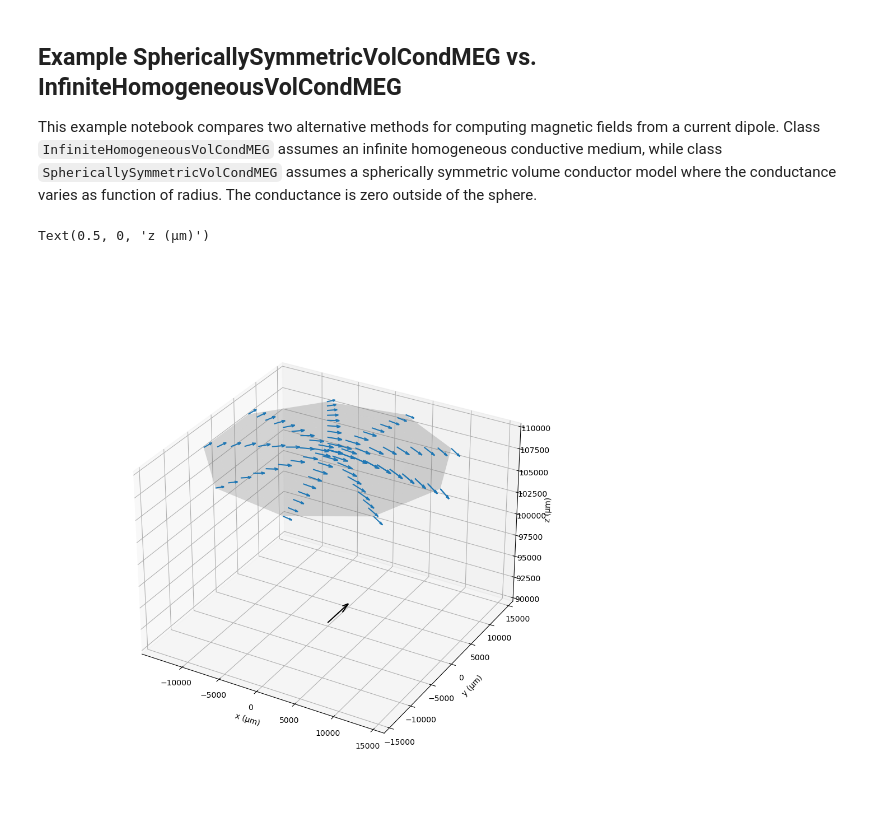
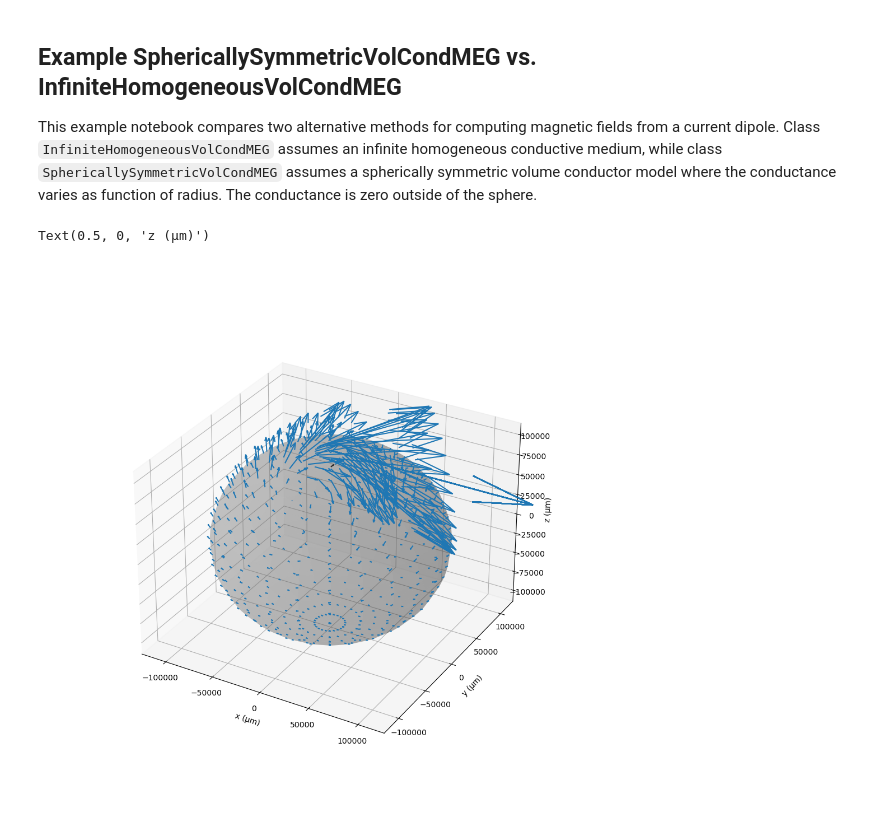
Before and after one commit to LFPy/LFPykit, a Jupyter notebook: examples/Example_SphericallySymmetricVolCondMEG_vs_InfiniteHomogeneousVolCondMEG.ipynb, the cells around one changed output. Saved outputs shown, nothing was run; the diff lists cells and outputs as text; code cells hidden in the pictures.

```diff
--- a/examples/Example_SphericallySymmetricVolCondMEG_vs_InfiniteHomogeneousVolCondMEG.ipynb
+++ b/examples/Example_SphericallySymmetricVolCondMEG_vs_InfiniteHomogeneousVolCondMEG.ipynb
@@ -13,13 +14,13 @@ import unittest
 # %%
 # current dipole moment
-p = np.array([[0, 0, 1], [0, 1, 0], [1, 0, 0]])
+p = np.array([[0, 0, 1], [0, 1, 0], [1, 0, 0], [1, 1, 1]]).T
 
 # current dipole location in space
 r_p = np.array([0, 0, 90000])
 
 # points on sphere surface
-u = np.linspace(0, 2*np.pi, 10)
-v = np.linspace(0, np.pi/24, 10)
+u = np.linspace(0, 2*np.pi, 25)
+v = np.linspace(0, np.pi, 25)
 x = 110000 * np.outer(np.cos(u), np.sin(v))
 y = 110000 * np.outer(np.sin(u), np.sin(v))
 z = 110000 * np.outer(np.ones(np.size(u)), np.cos(v))
@@ -40,21 +41,21 @@ H_radial = M_radial @ p
 H_infty = M_infty @ p
 # %%
 # quiver plots for radial dipole
-scaling=1E13
+scaling=1E15
 index = 1
 ax = plt.figure(figsize=(10, 10)).add_subplot(projection='3d')
 ax.plot_surface(x, y, z, alpha=0.25, color='gray')
 
 ax.quiver3D(r[:, 0], r[:, 1], r[:, 2],
             H_infty[:, 0, index]*scaling, H_infty[:, 1, index]*scaling, H_infty[:, 2, index]*scaling,
             length=1, normalize=False)
 ax.quiver3D(r_p[0], r_p[1], r_p[2],
             p[0, index], p[1, index], p[2, index], color='k', length=5E3, normalize=False)
 ax.set_xlabel('x (µm)')
 ax.set_ylabel('y (µm)')
 ax.set_zlabel('z (µm)')
 # %% [output]
 Text(0.5, 0, 'z (µm)')
-[figure, old version]
+[figure, new version]
 # %%
 # quiver plots for radial dipole
```
Also changed, not shown: parts of 2 cells of this notebook.
